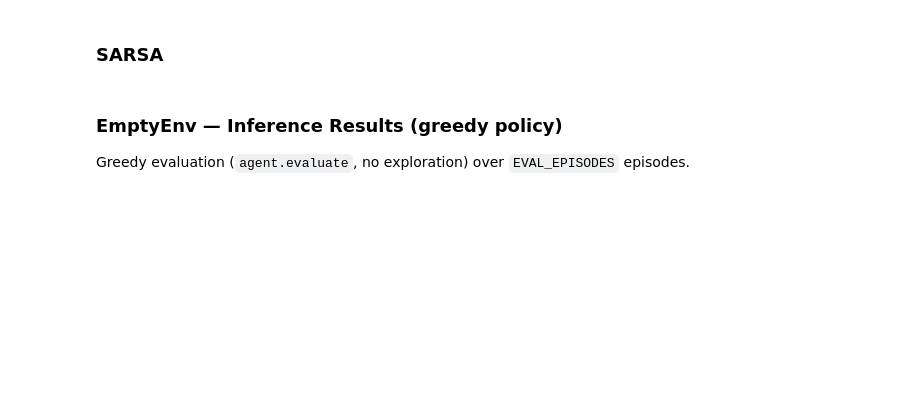
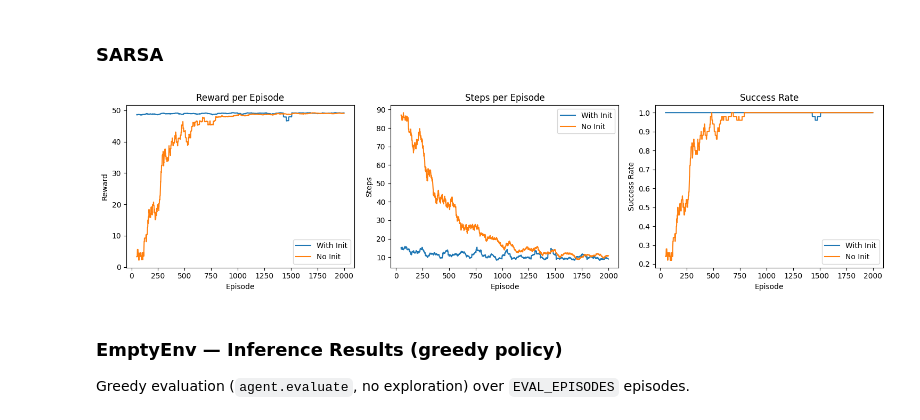
Before and after one commit to BlobDylan/RLEX2, a Jupyter notebook: HW2_2026B_KeyDoorLava.ipynb, the cells around one changed output. Cells and saved outputs as stored; diff of their text form; code cells hidden in the pictures; blank space fills up the shorter version.

```diff
--- a/HW2_2026B_KeyDoorLava.ipynb
+++ b/HW2_2026B_KeyDoorLava.ipynb
@@ -1261,13 +1275,21 @@ NameError: name 'TD_KWARGS' is not defined
 # %% [markdown]
 ### SARSA
 # %%
-sarsa_env = EmptyEnv(max_steps=MAX_STEPS)
-sarsa_agent = SARSA(sarsa_env, **TD_KWARGS)
-sarsa_agent.train(episodes=TRAIN_EPISODES, max_steps=MAX_STEPS)
-emptyenv_agents["SARSA"] = sarsa_agent
+sarsa_env_init = EmptyEnv(max_steps=MAX_STEPS)
+sarsa_init_kwargs = TD_KWARGS.copy()
+sarsa_init_kwargs["epsilon"] = 0.2
+sarsa_agent_init = SARSA(sarsa_env_init, **sarsa_init_kwargs)
+initialize_q_table(sarsa_agent_init)
+sarsa_agent_init.train(episodes=TRAIN_EPISODES, max_steps=MAX_STEPS)
 
-print(f"Q-table size: {sarsa_agent.q_table_size()}")
-plot_training_curves(sarsa_agent, "SARSA")
+sarsa_env_no_init = EmptyEnv(max_steps=MAX_STEPS)
+sarsa_agent_no_init = SARSA(sarsa_env_no_init, **TD_KWARGS)
+sarsa_agent_no_init.train(episodes=TRAIN_EPISODES, max_steps=MAX_STEPS)
+
+emptyenv_agents["SARSA"] = sarsa_agent_init
+plot_comparison([sarsa_agent_init, sarsa_agent_no_init], ["With Init", "No Init"])
+# %% [output]
+[figure, added]
 # %% [markdown]
 ### EmptyEnv — Inference Results (greedy policy)
 
```
Also changed, not shown: parts of 6 cells of this notebook.
